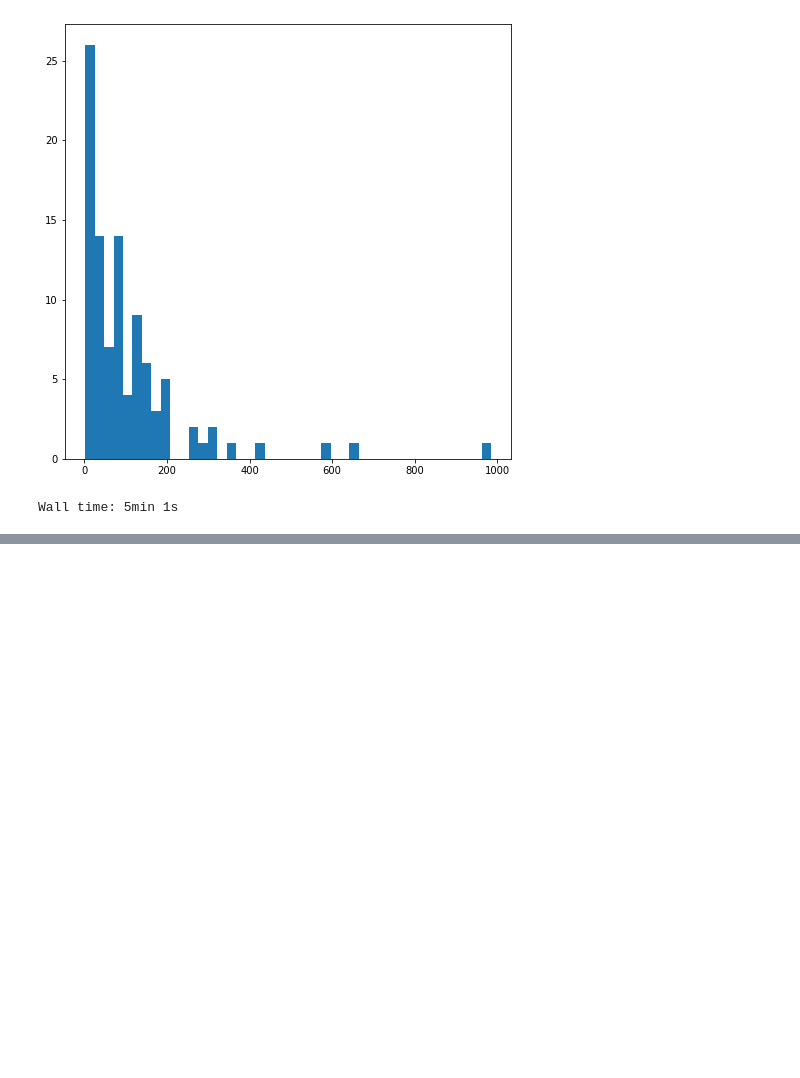
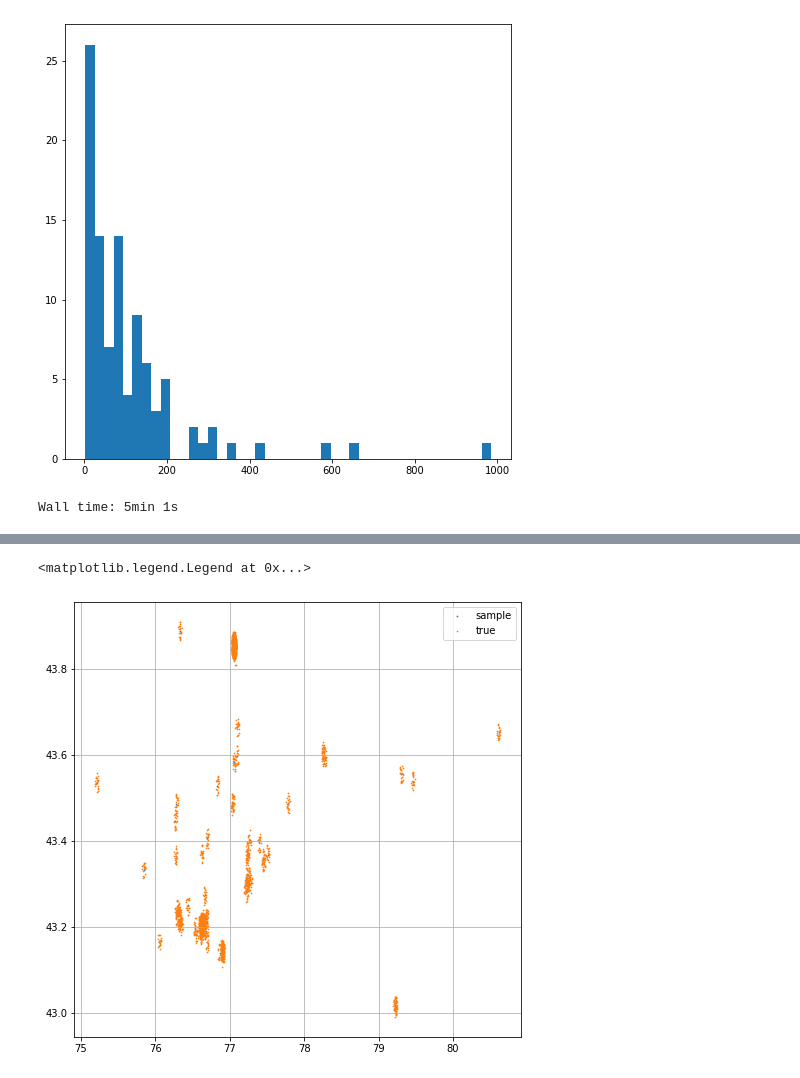
Before and after one commit to Arssel/CMC6, a Jupyter notebook: Alamti.ipynb, the cells around one changed output, grey strips where cells are left out. Drawn from its saved outputs; the diff is of its cells as text; code cells hidden in the pictures; blank space fills up the shorter version.

```diff
--- a/Alamti.ipynb
+++ b/Alamti.ipynb
@@ -594,0 +711,23 @@ for d in distances_list:
+# %%
+filtered_coords = coords[((76.7 >= coords[:, 0]) | (coords[:, 0] >= 77.2) )
+                         | ((43.15 >= coords[:, 1]) | (coords[:, 1] >= 43.45 )), :]
+# %%
+additional_points = 20
+# %%
+all_new_coords = []
+for i in range(filtered_coords.shape[0]):
+    theta = 2*np.pi*np.random.rand(additional_points)
+    r = 0.025*np.sqrt(np.random.rand(additional_points))
+    new_coords = (filtered_coords[i, :].reshape(-1, 1) - np.array((r*np.cos(theta), r*np.sin(theta)))).T
+    all_new_coords.append(new_coords)
+all_new_coords = np.vstack(all_new_coords)
+# %%
+fig = plt.figure(figsize=(8,8))
+plt.grid()
+#plt.scatter(sample[:, 0], sample[:, 1], s=0.5)
+plt.scatter(filtered_coords[:, 0], filtered_coords[:, 1], s=0.5)
+plt.scatter(all_new_coords[:, 0], all_new_coords[:, 1], s=0.5)
+plt.legend(['sample', 'true'])
+# %% [output]
+<matplotlib.legend.Legend at 0x...>
+[figure, added]
```
Also changed, not shown: parts of 33 cells of this notebook, 16 other files.
